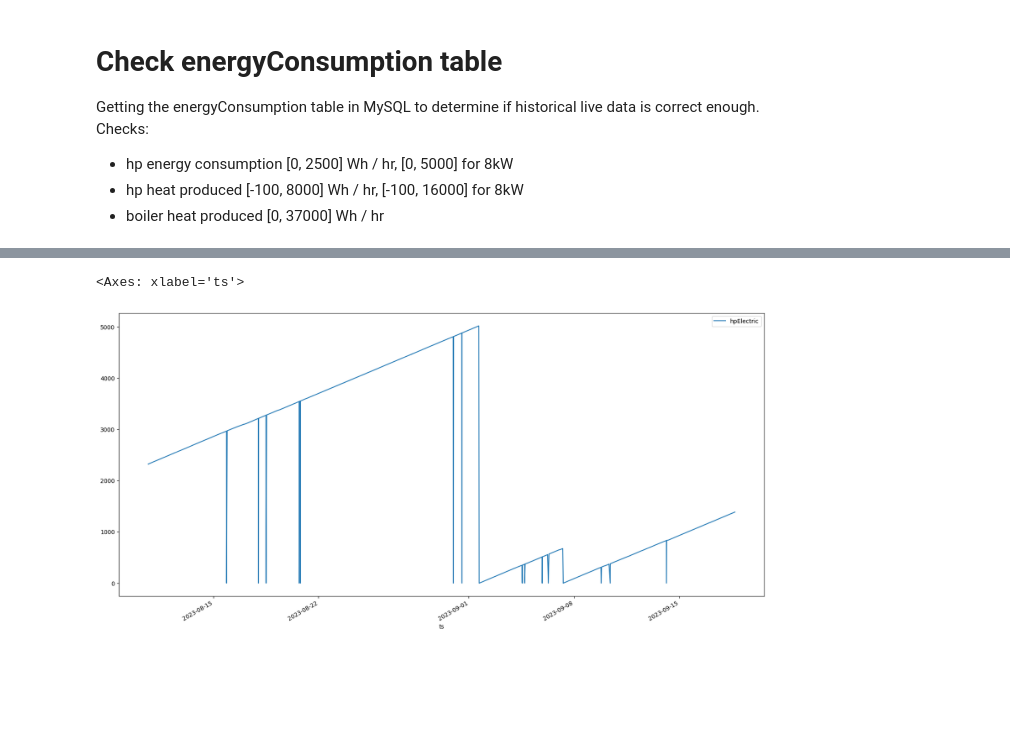
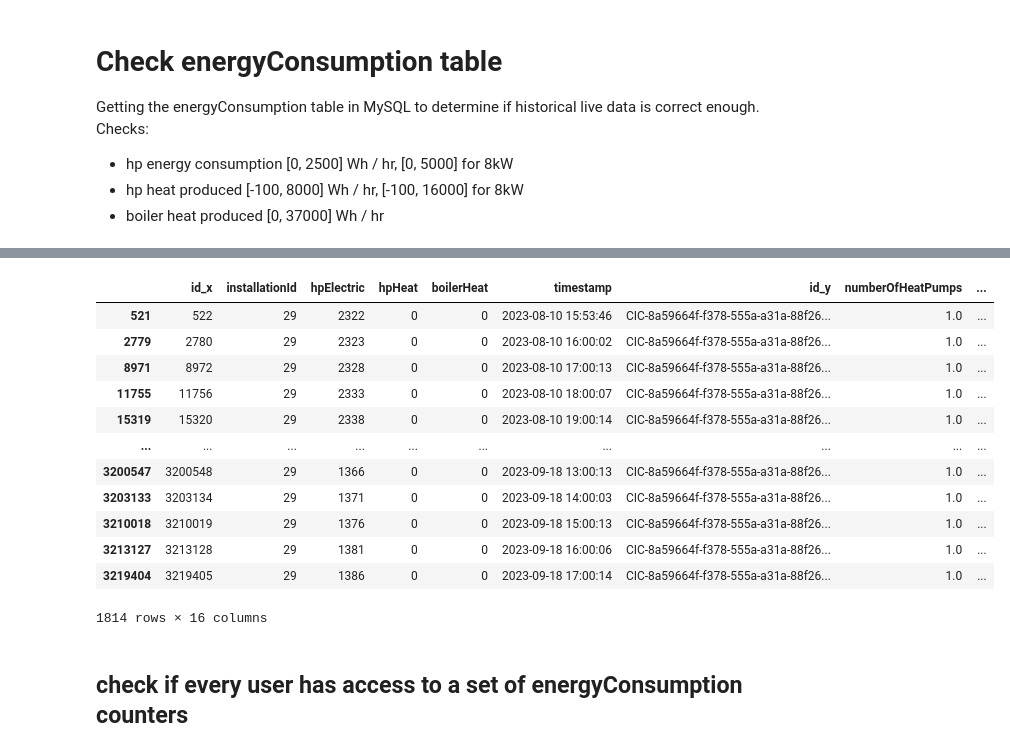
Before and after one commit to season0112/quatt_data_analysis, a Jupyter notebook: power-energy-calculations/historical-data/energyConsumptionTableCheck.ipynb, the cells around one changed output, grey strips where cells are left out. Saved outputs shown, nothing was run; the diff lists cells and outputs as text; code cells hidden in the pictures; blank space fills up the shorter version.

```diff
--- a/power-energy-calculations/historical-data/energyConsumptionTableCheck.ipynb
+++ b/power-energy-calculations/historical-data/energyConsumptionTableCheck.ipynb
@@ -101,5 +171,18 @@ array(['CIC-f3fa6423-a47d-58e0-a779-d581bcbf0863',
 # %%
-df[df['id_y']=='CIC-8a59664f-f378-555a-a31a-88f268fb9556'].plot(x='ts', y='hpElectric', figsize=(20,10))
+df[(df['id_y']=='CIC-8a59664f-f378-555a-a31a-88f268fb9556')]
 # %% [output]
+|  | id_x | installationId | hpElectric | hpHeat | boilerHeat | timestamp | id_y | numberOfHeatPumps | ... |
+| 521 | 522 | 29 | 2322 | 0 | 0 | 2023-08-10 15:53:46 | CIC-8a59664f-f378-555a-a31a-88f26... | 1.0 | ... |
+| 2779 | 2780 | 29 | 2323 | 0 | 0 | 2023-08-10 16:00:02 | CIC-8a59664f-f378-555a-a31a-88f26... | 1.0 | ... |
+| 8971 | 8972 | 29 | 2328 | 0 | 0 | 2023-08-10 17:00:13 | CIC-8a59664f-f378-555a-a31a-88f26... | 1.0 | ... |
+| 11755 | 11756 | 29 | 2333 | 0 | 0 | 2023-08-10 18:00:07 | CIC-8a59664f-f378-555a-a31a-88f26... | 1.0 | ... |
+| 15319 | 15320 | 29 | 2338 | 0 | 0 | 2023-08-10 19:00:14 | CIC-8a59664f-f378-555a-a31a-88f26... | 1.0 | ... |
+| ... | ... | ... | ... | ... | ... | ... | ... | ... | ... |
+| 3200547 | 3200548 | 29 | 1366 | 0 | 0 | 2023-09-18 13:00:13 | CIC-8a59664f-f378-555a-a31a-88f26... | 1.0 | ... |
+| 3203133 | 3203134 | 29 | 1371 | 0 | 0 | 2023-09-18 14:00:03 | CIC-8a59664f-f378-555a-a31a-88f26... | 1.0 | ... |
+| 3210018 | 3210019 | 29 | 1376 | 0 | 0 | 2023-09-18 15:00:13 | CIC-8a59664f-f378-555a-a31a-88f26... | 1.0 | ... |
+| 3213127 | 3213128 | 29 | 1381 | 0 | 0 | 2023-09-18 16:00:06 | CIC-8a59664f-f378-555a-a31a-88f26... | 1.0 | ... |
+| 3219404 | 3219405 | 29 | 1386 | 0 | 0 | 2023-09-18 17:00:14 | CIC-8a59664f-f378-555a-a31a-88f26... | 1.0 | ... |
-<Axes: xlabel='ts'>
+1814 rows × 16 columns
-[figure, removed]
+# %% [markdown]
+## check if every user has access to a set of energyConsumption counters
```
Also changed, not shown: parts of 13 cells of this notebook.
